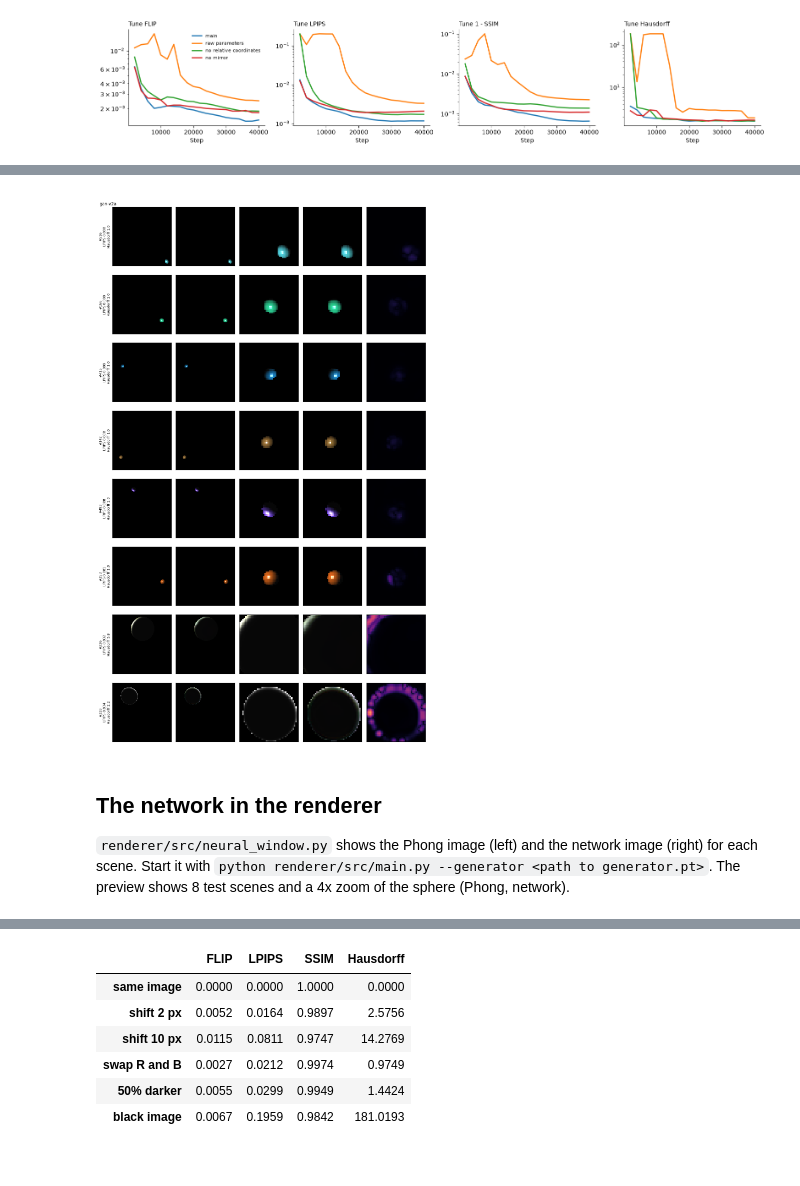
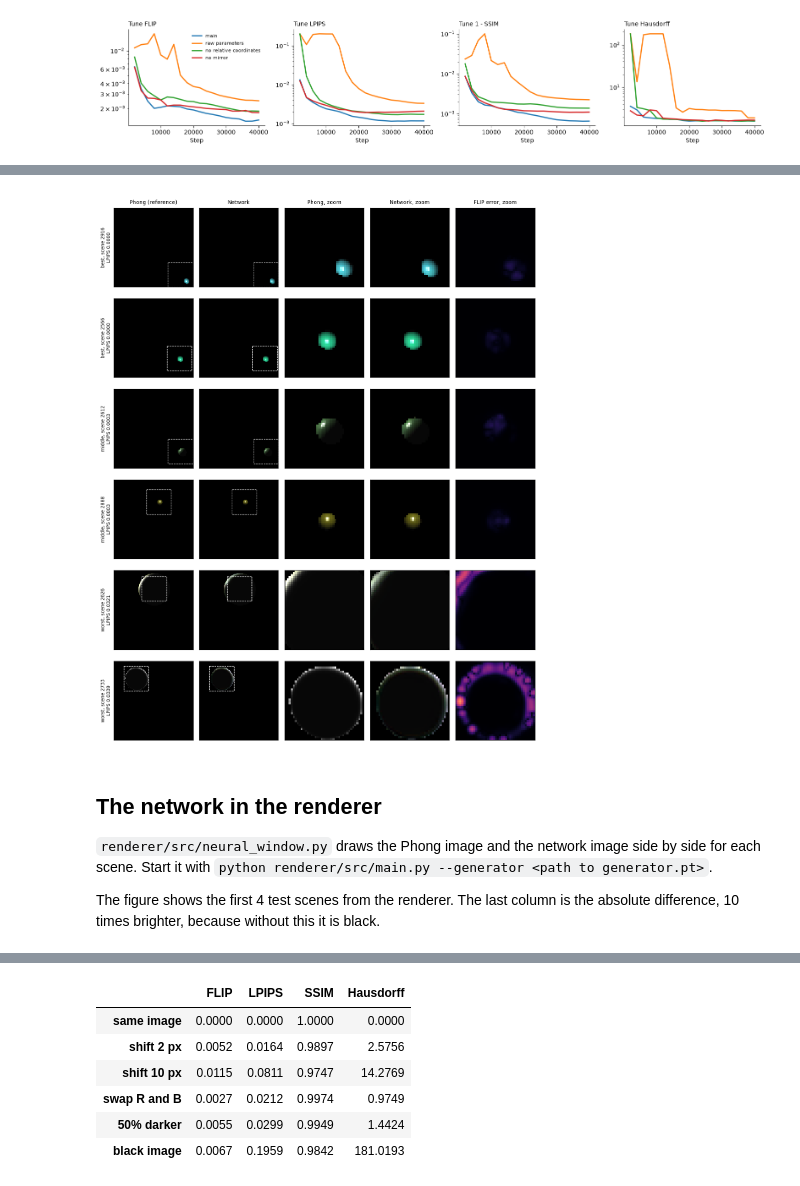
Before and after one commit to nataliachoszczyk/ComputerVisionAndImageProcessing, a Jupyter notebook: 03-rendering/experiments.ipynb, the cells around one changed output, grey strips where cells are left out. Cells and saved outputs as stored; diff of their text form; code cells hidden in the pictures.

```diff
--- a/03-rendering/experiments.ipynb
+++ b/03-rendering/experiments.ipynb
@@ -120,11 +105,13 @@ thin bright edge is visible.
 # %%
-display(Image(f"{RESULTS}/gan-v2a/examples.png"))
+display(Image(f"{RESULTS}/figures-v1/examples-gan-v2a.png"))
 # %% [output]
-[figure, old version]
+[figure, new version]
 # %% [markdown]
 ## The network in the renderer
 
-`renderer/src/neural_window.py` shows the Phong image (left) and the network image (right) for each scene. Start it
-with `python renderer/src/main.py --generator <path to generator.pt>`. The preview shows 8 test scenes and a 4x zoom of
-the sphere (Phong, network).
+`renderer/src/neural_window.py` draws the Phong image and the network image side by side for each scene. Start it with
+`python renderer/src/main.py --generator <path to generator.pt>`.
+
+The figure shows the first 4 test scenes from the renderer. The last column is the absolute difference, 10 times
+brighter, because without this it is black.
 # %%
```
Also changed, not shown: parts of 37 cells of this notebook, 2 other files.
